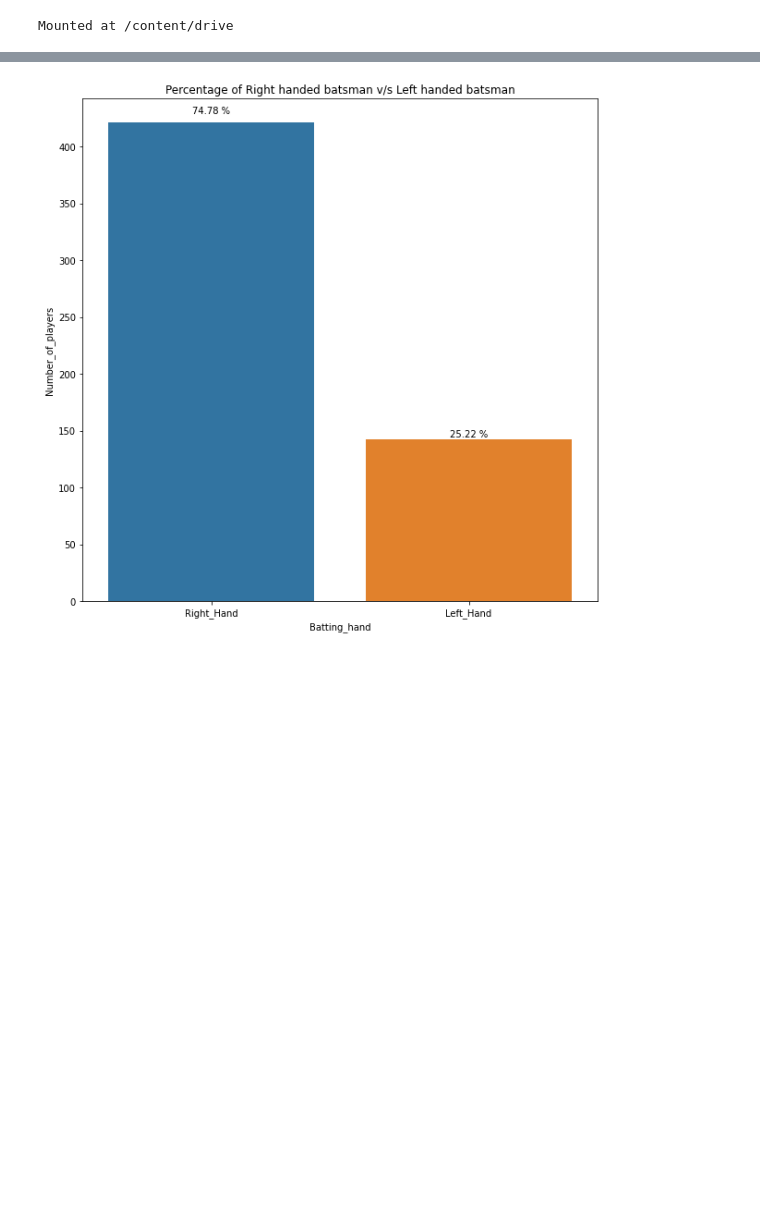
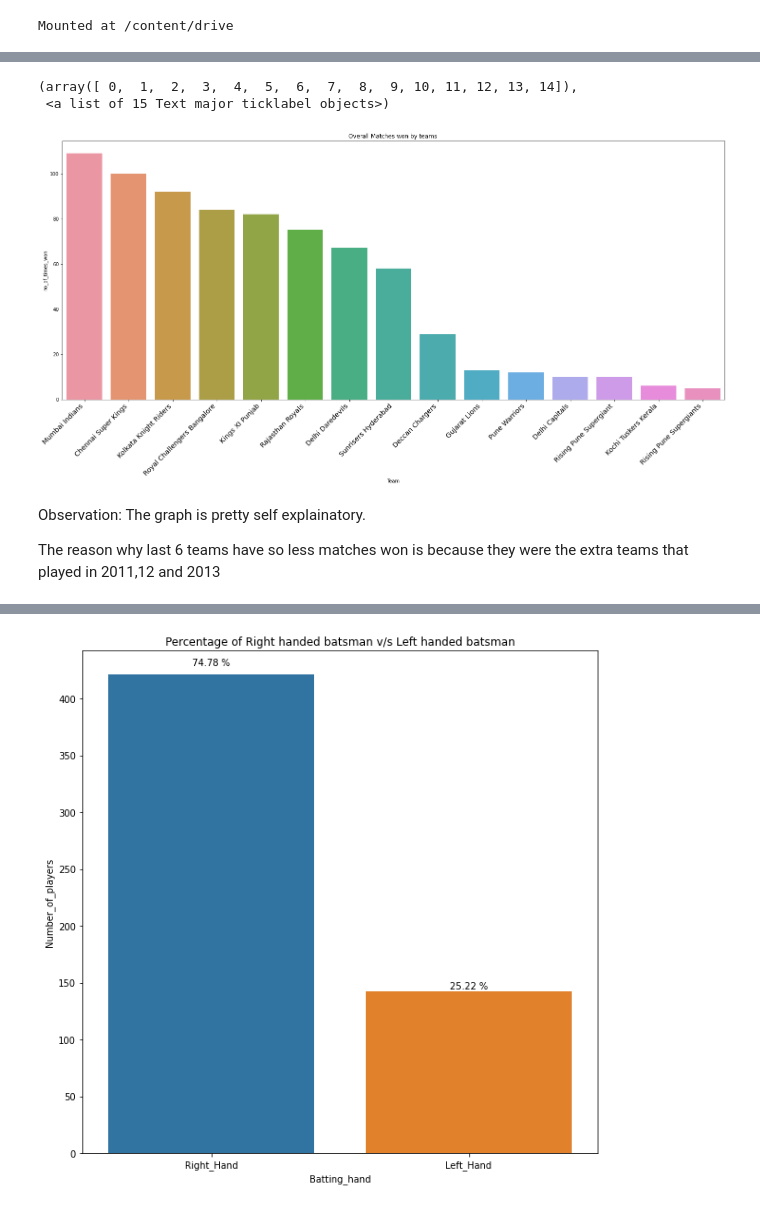
Before and after one commit to Abhijit-Bhat/Data-analysis-using-python, a Jupyter notebook: Copy_of_IPL_T20_Cricket_Analysis_Capstone_Project.ipynb, the cells around one changed output, grey strips where cells are left out. Cells and saved outputs as stored; diff of their text form; code cells hidden in the pictures; blank space fills up the shorter version.

```diff
--- a/Copy_of_IPL_T20_Cricket_Analysis_Capstone_Project.ipynb
+++ b/Copy_of_IPL_T20_Cricket_Analysis_Capstone_Project.ipynb
@@ -86,0 +203,6 @@ Hand_of_players
+# %%
+# Yes you got it right we start by making a dataframe of teams and number of times they won.
+team_wins_df = pd.DataFrame(matches_df['winner'].value_counts()) # taking values and converting to df
+team_wins_df = team_wins_df.reset_index() # resetting the index
+team_wins_df.columns = ['Team', 'no_of_times_won'] # renaming columns
+team_wins_df
@@ -86,0 +226,16 @@ Hand_of_players
+# %%
+plt.figure(figsize=(25,10)) # setting size of plot
+plt.title('Overall Matches won by teams ')
+ax = sns.barplot(x="Team", y='no_of_times_won', data = team_wins_df)
+plt.xticks(rotation=45,
+    horizontalalignment='right',
+    fontweight='light',
+    fontsize='x-large' )
+# %% [output]
+(array([ 0,  1,  2,  3,  4,  5,  6,  7,  8,  9, 10, 11, 12, 13, 14]),
+ <a list of 15 Text major ticklabel objects>)
+[figure, added]
+# %% [markdown]
+Observation: The graph is pretty self explainatory.
+
+The reason why last 6 teams have so less matches won is because they were the extra teams that played in 2011,12 and 2013
```
Also changed, not shown: parts of 240 cells of this notebook.
